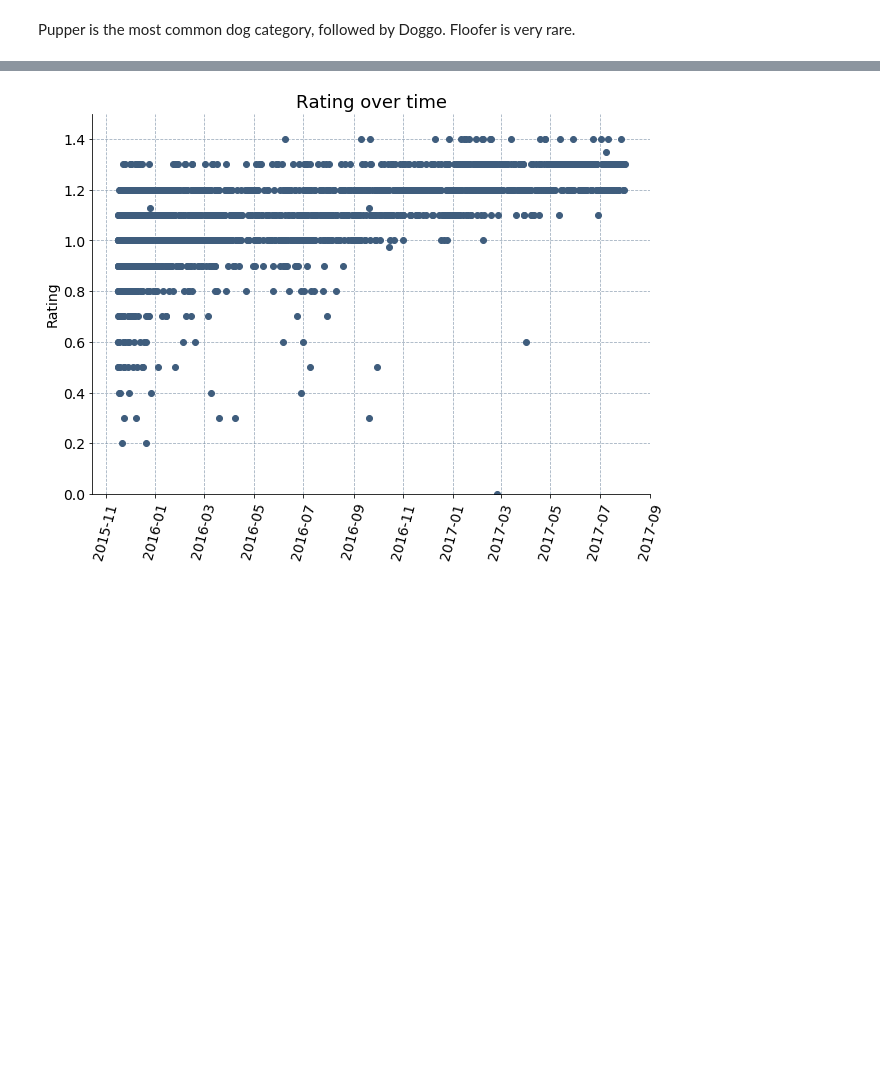
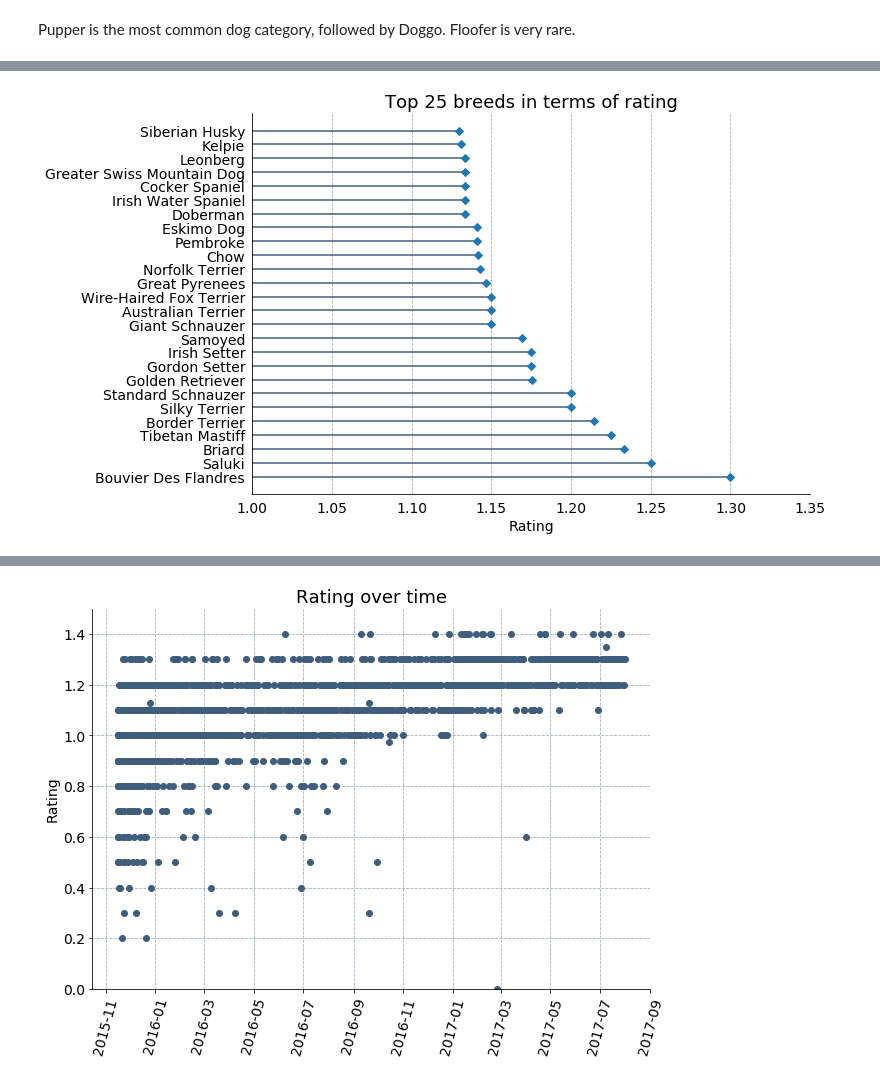
Before and after one commit to stembarb/DA--Wrangle-Analyze-WeRateDogs-Data, a Jupyter notebook: wrangle_act.ipynb, the cells around one changed output, grey strips where cells are left out. Drawn from its saved outputs; the diff is of its cells as text; code cells hidden in the pictures; blank space fills up the shorter version.

```diff
--- a/wrangle_act.ipynb
+++ b/wrangle_act.ipynb
@@ -1204,0 +1280,13 @@ Name: rating, dtype: float64
+# %%
+# aggregate data
+dog_breeds_rating = pd.DataFrame(df[['breed_predicted', 'rating']]).groupby(['breed_predicted'], as_index=False).agg(['mean', 'count'])
+
+# drop multiindex and rename columns
+dog_breeds_rating.columns = dog_breeds_rating.columns.droplevel()
+dog_breeds_rating.columns = ['rating_mean', 'breed_count']
+
+# sort by rating
+dog_breeds_rating.sort_values('rating_mean', ascending=False, inplace=True)
+
+# display sample of data
+dog_breeds_rating.sample(3)
@@ -1204,0 +1299,33 @@ Name: rating, dtype: float64
+# %%
+# plot top 25 breeds in terms of rating
+df_range = range(1, len(dog_breeds_rating.iloc[:26,:].index) + 1)
+
+# Vertical lollipop plot
+
+plt.figure(figsize=(10,7))
+
+ax = plt.subplot(111)
+ax.spines["top"].set_visible(False)
+ax.spines["right"].set_visible(False)
+ax.grid(which='major', axis='x', linestyle='--', alpha=0.5, color="#3F5D7D")
+
+plt.xticks(fontsize=14)
+plt.yticks(df_range, dog_breeds_rating.iloc[:26,:].index, fontsize=14)
+
+plt.xlim(1,1.35)
+
+plt.tick_params(axis="both", which="both", bottom=False, top=False,
+                    labelbottom=True, left=False, right=False, labelleft=True)
+
+plt.hlines(y = df_range, xmin = 0, xmax = dog_breeds_rating.iloc[:26,:].rating_mean, color = '#3F5D7D')
+plt.plot(dog_breeds_rating.iloc[:26,:].rating_mean, df_range, "D")
+
+plt.title("Top 25 breeds in terms of rating",
+          fontsize=18)
+
+plt.xlabel("Rating",
+           fontsize=14)
+
+plt.show()
+# %% [output]
+[figure, added]
```
Also changed, not shown: parts of 63 cells of this notebook, 2 other files.
